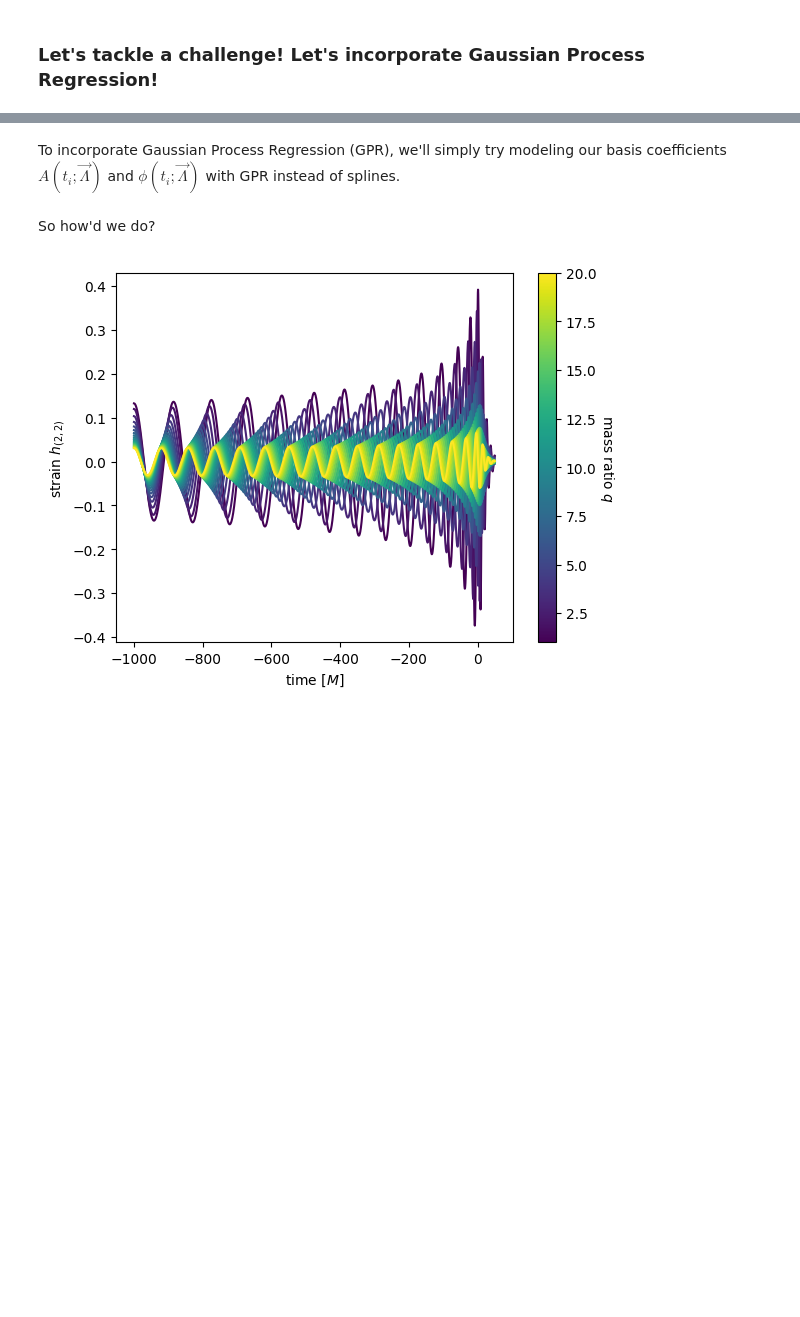
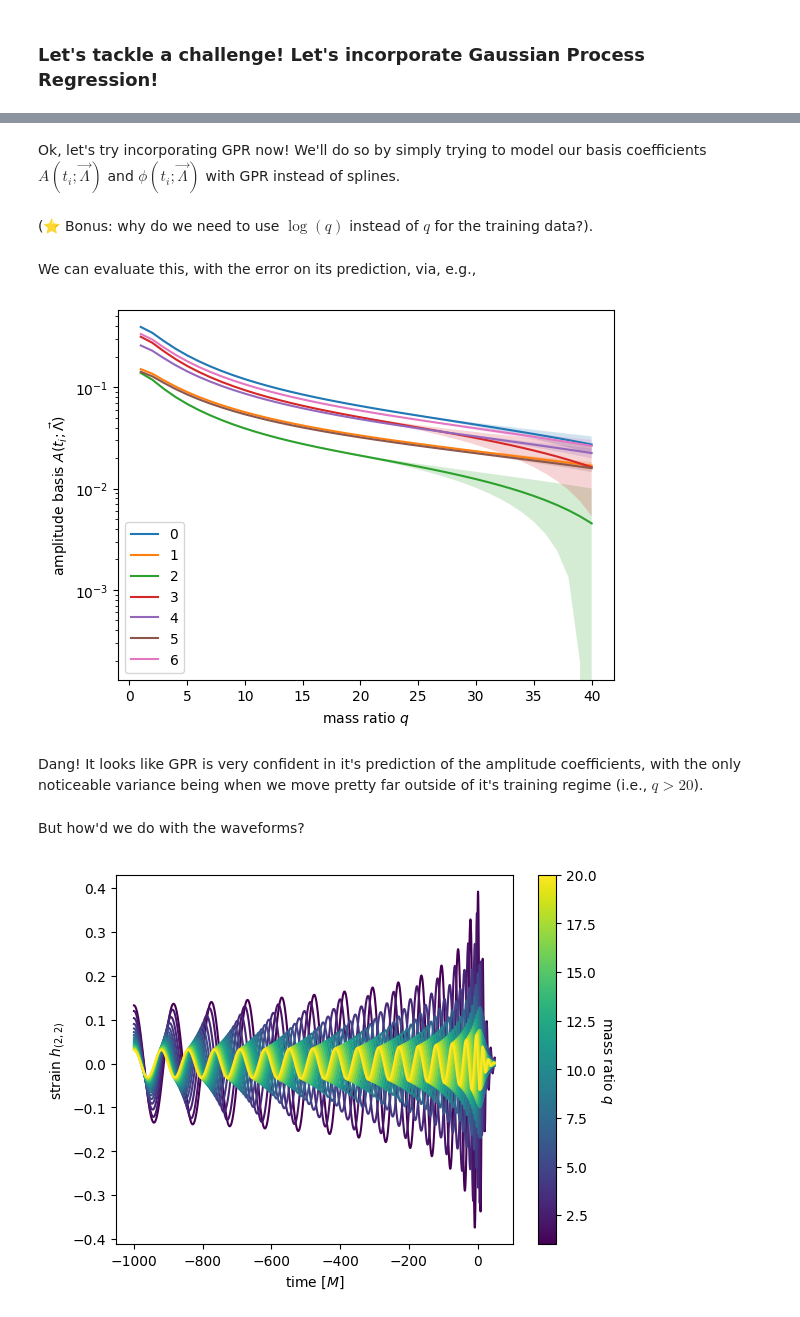
Before and after one commit to keefemitman/SXSAndSurrogates, a Jupyter notebook: Tutorial.ipynb, the cells around one changed output, grey strips where cells are left out. Saved outputs shown, nothing was run; the diff lists cells and outputs as text; code cells hidden in the pictures; blank space fills up the shorter version.

```diff
--- a/Tutorial.ipynb
+++ b/Tutorial.ipynb
@@ -691,3 +724,3 @@ c.set_label('mass ratio $q$', rotation=270, labelpad=14)
 # %% [markdown]
-To incorporate Gaussian Process Regression (GPR), we'll simply try modeling our basis coefficients $A(t_{i};\vec{\Lambda})$ and $\phi(t_{i};\vec{\Lambda})$ with GPR instead of splines.
+Ok, let's try incorporating GPR now! We'll do so by simply trying to model our basis coefficients $A(t_{i};\vec{\Lambda})$ and $\phi(t_{i};\vec{\Lambda})$ with GPR instead of splines.
 # %%
@@ -710,8 +743,33 @@ for i in range(len(phi_eim.indices)):
         np.array(phis[:,phi_eim.indices][:,i]).reshape(-1, 1)
     )
     phi_GPR.append(GPR)
+# %% [markdown]
+(⭐️ Bonus: why do we need to use $\log(q)$ instead of $q$ for the training data?).
+# %% [markdown]
+We can evaluate this, with the error on its prediction, via, e.g.,
+# %%
+fine_qs = np.arange(1, 40 + 1, 1)
+
+for i in range(len(A_eim.indices)):
+    A_GPR_evals = []
+    for q in fine_qs:
+        A_GPR_eval = np.array(A_GPR[i]([np.log10(q)], return_std=True, raise_warning=False)[0])
+        A_GPR_eval_std = np.array(A_GPR[i]([np.log10(q)], return_std=True, raise_warning=False)[1])
+        A_GPR_evals.append([A_GPR_eval, A_GPR_eval_std])
+    A_GPR_evals = np.array(A_GPR_evals)
+
+    plt.plot(fine_qs, A_GPR_evals[:,0], label=f'{i}')
+    plt.fill_between(fine_qs, (A_GPR_evals[:,0] - A_GPR_evals[:,1]).flatten(), (A_GPR_evals[:,0] + A_GPR_evals[:,1]).flatten(), alpha=0.2)
+plt.legend()
+plt.yscale('log')
+plt.xlabel(r'mass ratio $q$')
+plt.ylabel(r'amplitude basis $A(t_{i};\vec{\Lambda})$');
+# %% [output]
+[figure, added]
+# %% [markdown]
+Dang! It looks like GPR is very confident in it's prediction of the amplitude coefficients, with the only noticeable variance being when we move pretty far outside of it's training regime (i.e., $q>20$).
 # %% [markdown]
-So how'd we do?
+But how'd we do with the waveforms?
 # %%
 fine_qs = np.arange(1, 20 + 1, 1)
 
```
Also changed, not shown: parts of 75 cells of this notebook, 4 other files.
